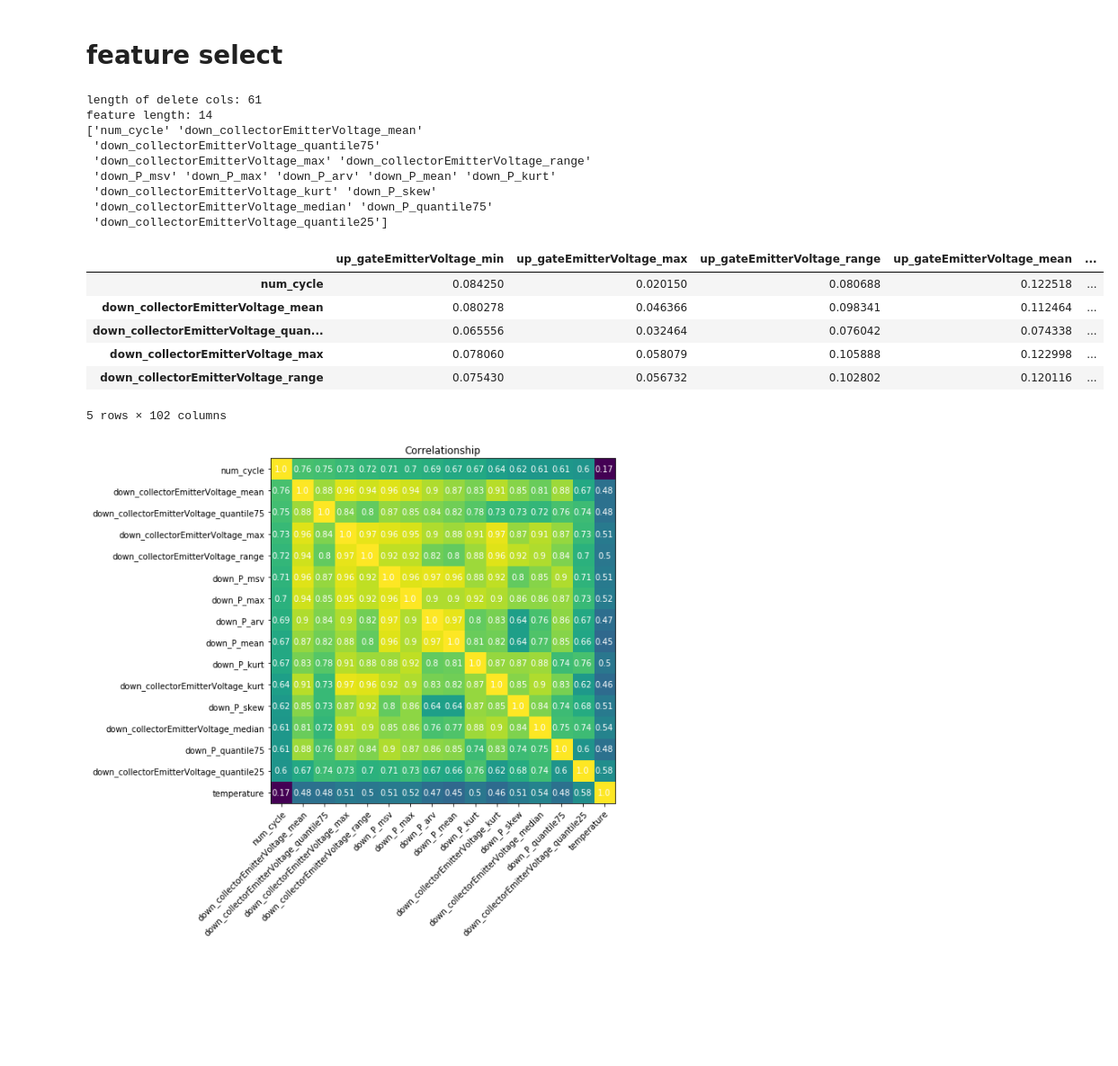
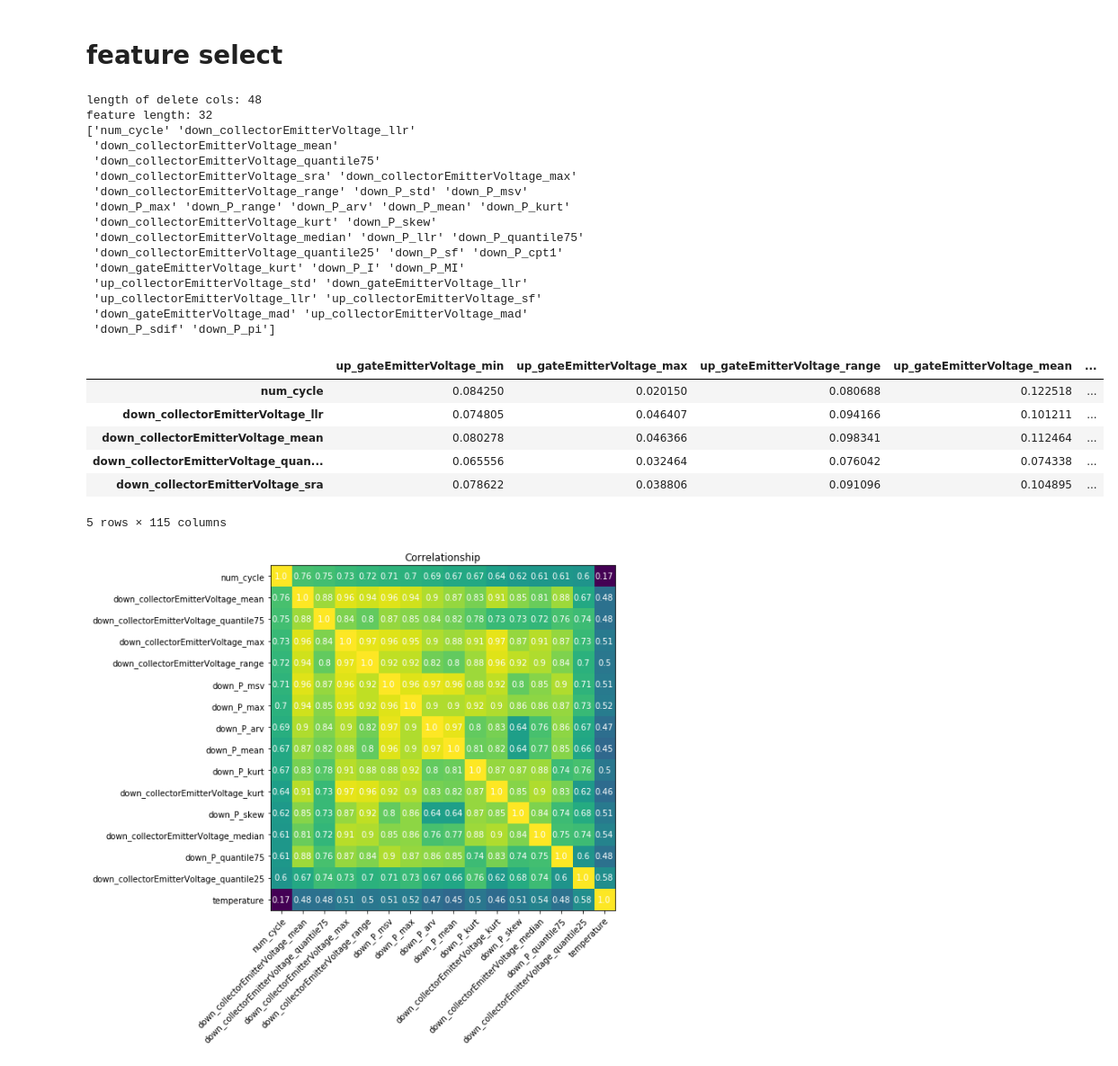
Before and after one commit to gejianwnen/IGBT_NASA, a Jupyter notebook: baseline.ipynb, the cells around one changed output. Shown at 90% size. Saved outputs shown, nothing was run; the diff lists cells and outputs as text; code cells hidden in the pictures; blank space fills up the shorter version.

```diff
--- a/baseline.ipynb
+++ b/baseline.ipynb
@@ -293,46 +293,53 @@ plt.savefig('temp/correlationship'+'.png')
 # %%
 # calculate corr
 # train_df = pd.read_csv('./temp/train_feature_df.csv')
 train_df = pd.read_csv('./temp/train_feature_df_outliers_subsample.csv')
 # train_df = pd.read_csv('./temp/train_feature_df_outliers_filter.csv')
 corr_df = train_df.corr().abs()
 
 # collect the duplicate cols
 cols = train_df.columns.values
 del_cols = []
 for i in range(cols.size):
     for j in range(i+1,cols.size,1):
-        if(corr_df.iloc[i,j]>0.98):
+        if(corr_df.iloc[i,j]>0.99):
             if(cols[j] not in del_cols):
                 del_cols.append(cols[j])
 print("length of delete cols:",len(del_cols))
 
 train_df.drop(del_cols,axis = 1,inplace= True)
 corr_df = train_df.corr().abs()
 corr_df.sort_values(by = 'num_cycle',axis = 0, ascending=False, inplace = True)
 l = corr_df.index.to_series()
-x = corr_df.loc[:,'num_cycle']>0.6
+x = corr_df.loc[:,'num_cycle']>0.5
 cols = l[x].values
 print("feature length:",len(cols)-1)
 print(cols)
 corr_df.head()
 # %% [output]
-length of delete cols: 61
-feature length: 14
-['num_cycle' 'down_collectorEmitterVoltage_mean'
+length of delete cols: 48
+feature length: 32
+['num_cycle' 'down_collectorEmitterVoltage_llr'
+ 'down_collectorEmitterVoltage_mean'
  'down_collectorEmitterVoltage_quantile75'
- 'down_collectorEmitterVoltage_max' 'down_collectorEmitterVoltage_range'
- 'down_P_msv' 'down_P_max' 'down_P_arv' 'down_P_mean' 'down_P_kurt'
+ 'down_collectorEmitterVoltage_sra' 'down_collectorEmitterVoltage_max'
+ 'down_collectorEmitterVoltage_range' 'down_P_std' 'down_P_msv'
+ 'down_P_max' 'down_P_range' 'down_P_arv' 'down_P_mean' 'down_P_kurt'
  'down_collectorEmitterVoltage_kurt' 'down_P_skew'
- 'down_collectorEmitterVoltage_median' 'down_P_quantile75'
- 'down_collectorEmitterVoltage_quantile25']
+ 'down_collectorEmitterVoltage_median' 'down_P_llr' 'down_P_quantile75'
+ 'down_collectorEmitterVoltage_quantile25' 'down_P_sf' 'down_P_cpt1'
+ 'down_gateEmitterVoltage_kurt' 'down_P_I' 'down_P_MI'
+ 'up_collectorEmitterVoltage_std' 'down_gateEmitterVoltage_llr'
+ 'up_collectorEmitterVoltage_llr' 'up_collectorEmitterVoltage_sf'
+ 'down_gateEmitterVoltage_mad' 'up_collectorEmitterVoltage_mad'
+ 'down_P_sdif' 'down_P_pi']
 |  | up_gateEmitterVoltage_min | up_gateEmitterVoltage_max | up_gateEmitterVoltage_range | up_gateEmitterVoltage_mean | ... |
 | num_cycle | 0.084250 | 0.020150 | 0.080688 | 0.122518 | ... |
+| down_collectorEmitterVoltage_llr | 0.074805 | 0.046407 | 0.094166 | 0.101211 | ... |
 | down_collectorEmitterVoltage_mean | 0.080278 | 0.046366 | 0.098341 | 0.112464 | ... |
 | down_collectorEmitterVoltage_quan... | 0.065556 | 0.032464 | 0.076042 | 0.074338 | ... |
-| down_collectorEmitterVoltage_max | 0.078060 | 0.058079 | 0.105888 | 0.122998 | ... |
-| down_collectorEmitterVoltage_range | 0.075430 | 0.056732 | 0.102802 | 0.120116 | ... |
+| down_collectorEmitterVoltage_sra | 0.078622 | 0.038806 | 0.091096 | 0.104895 | ... |
-5 rows × 102 columns
+5 rows × 115 columns
 # %%
 from myHeatMap import *
 if 'temperature' not in cols:
```
Also changed, not shown: parts of 5 cells of this notebook, 2 other files.
